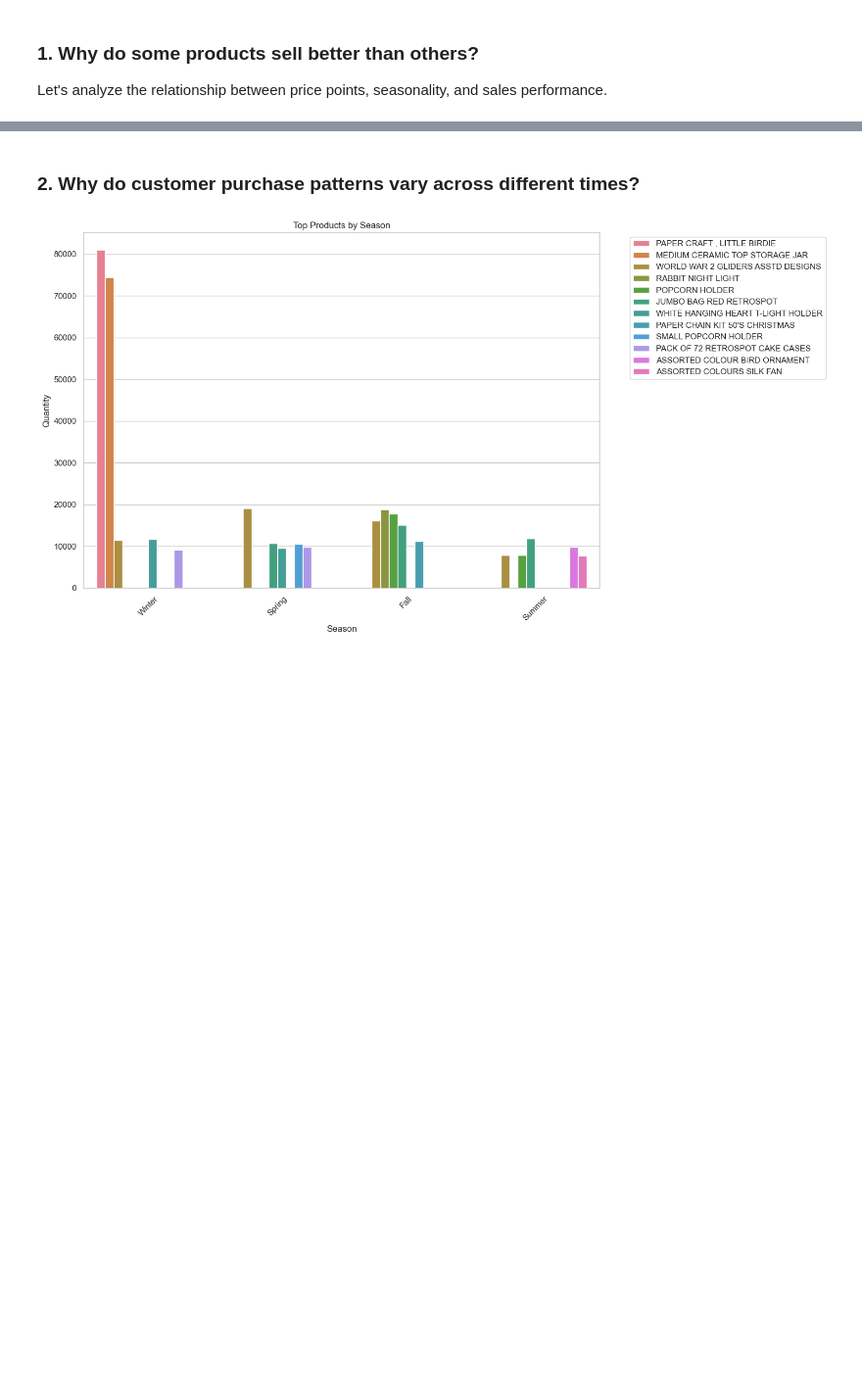
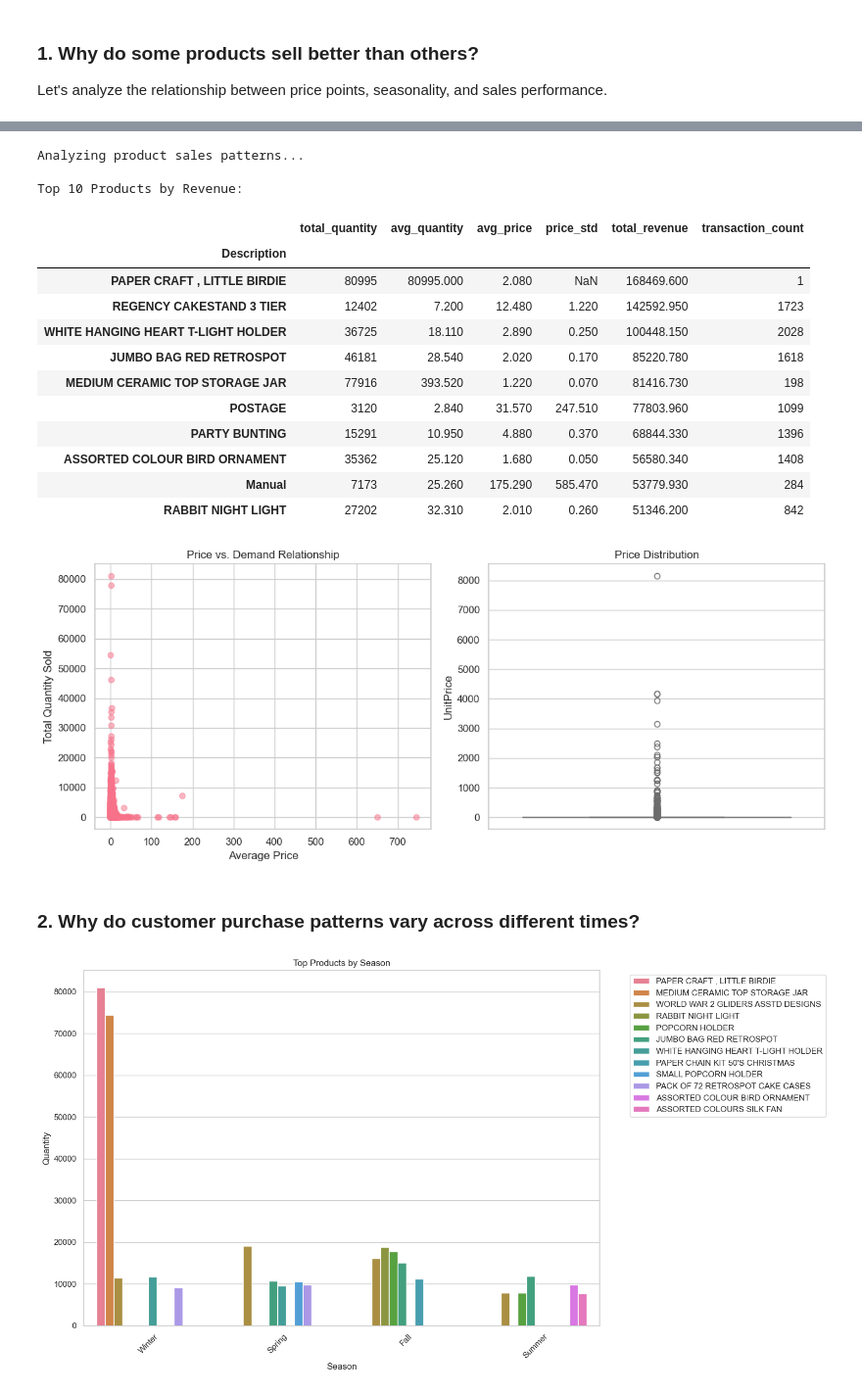
Before and after one commit to lalitnayyar/iimkmodule4assignment, a Jupyter notebook: LalitNayyarIIMKMod4_behavior_diagnostic_analysis_fin.ipynb, the cells around one changed output, grey strips where cells are left out. Shown at 98% size. Saved outputs shown, nothing was run; the diff lists cells and outputs as text; code cells hidden in the pictures; blank space fills up the shorter version.

```diff
--- a/LalitNayyarIIMKMod4_behavior_diagnostic_analysis_fin.ipynb
+++ b/LalitNayyarIIMKMod4_behavior_diagnostic_analysis_fin.ipynb
@@ -81,3 +114,60 @@ Error in product analysis: name 'stats' is not defined
+# %%
+try:
+    # Product Analysis
+    print("Analyzing product sales patterns...")
+
+    # Group by product
+    product_analysis = df_clean.groupby('Description').agg({
+        'Quantity': ['sum', 'mean'],
+        'UnitPrice': ['mean', 'std'],
+        'TotalAmount': 'sum',
+        'InvoiceNo': 'count'
+    }).round(2)
+
+    # Flatten column names
+    product_analysis.columns = ['total_quantity', 'avg_quantity', 'avg_price', 'price_std', 'total_revenue', 'transaction_count']
+
+    # Sort by revenue
+    top_products = product_analysis.sort_values('total_revenue', ascending=False).head(10)
+
+    print("\nTop 10 Products by Revenue:")
+    display(top_products)
+
+    # Visualize price-quantity relationship
+    plt.figure(figsize=(12, 5))
+
+    plt.subplot(1, 2, 1)
+    plt.scatter(product_analysis['avg_price'], product_analysis['total_quantity'], alpha=0.5)
+    plt.xlabel('Average Price')
+    plt.ylabel('Total Quantity Sold')
+    plt.title('Price vs. Demand Relationship')
+
+    plt.subplot(1, 2, 2)
+    sns.boxplot(data=df_clean, y='UnitPrice')
+    plt.title('Price Distribution')
+
+    plt.tight_layout()
+    plt.show()
+
+except Exception as e:
+    print(f"Error in product analysis: {e}")
+# %% [output]
+Analyzing product sales patterns...
+
+Top 10 Products by Revenue:
+|  | total_quantity | avg_quantity | avg_price | price_std | total_revenue | transaction_count |
+| Description |  |  |  |  |  |  |
+| PAPER CRAFT , LITTLE BIRDIE | 80995 | 80995.000 | 2.080 | NaN | 168469.600 | 1 |
+| REGENCY CAKESTAND 3 TIER | 12402 | 7.200 | 12.480 | 1.220 | 142592.950 | 1723 |
+| WHITE HANGING HEART T-LIGHT HOLDER | 36725 | 18.110 | 2.890 | 0.250 | 100448.150 | 2028 |
+| JUMBO BAG RED RETROSPOT | 46181 | 28.540 | 2.020 | 0.170 | 85220.780 | 1618 |
+| MEDIUM CERAMIC TOP STORAGE JAR | 77916 | 393.520 | 1.220 | 0.070 | 81416.730 | 198 |
+| POSTAGE | 3120 | 2.840 | 31.570 | 247.510 | 77803.960 | 1099 |
+| PARTY BUNTING | 15291 | 10.950 | 4.880 | 0.370 | 68844.330 | 1396 |
+| ASSORTED COLOUR BIRD ORNAMENT | 35362 | 25.120 | 1.680 | 0.050 | 56580.340 | 1408 |
+| Manual | 7173 | 25.260 | 175.290 | 585.470 | 53779.930 | 284 |
+| RABBIT NIGHT LIGHT | 27202 | 32.310 | 2.010 | 0.260 | 51346.200 | 842 |
+[figure, added]
 # %% [markdown]
 ### 2. Why do customer purchase patterns vary across different times?
 # %%
```
Also changed, not shown: parts of 12 cells of this notebook, 46 other files.
